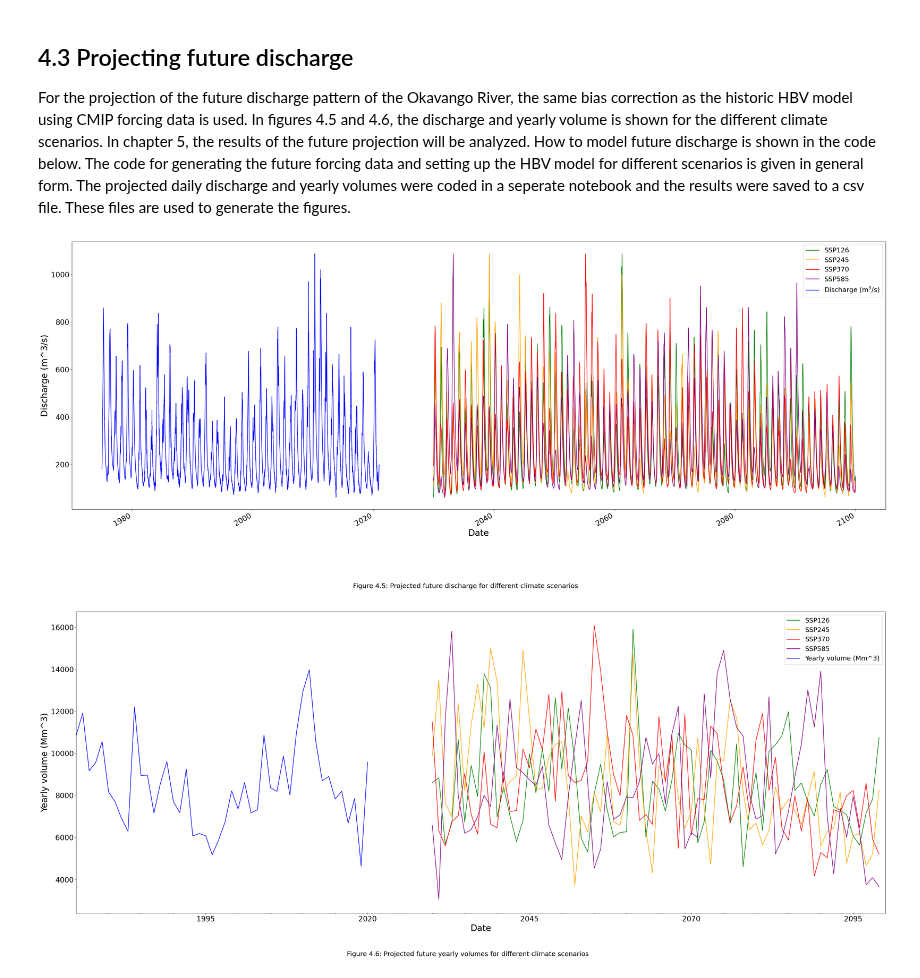
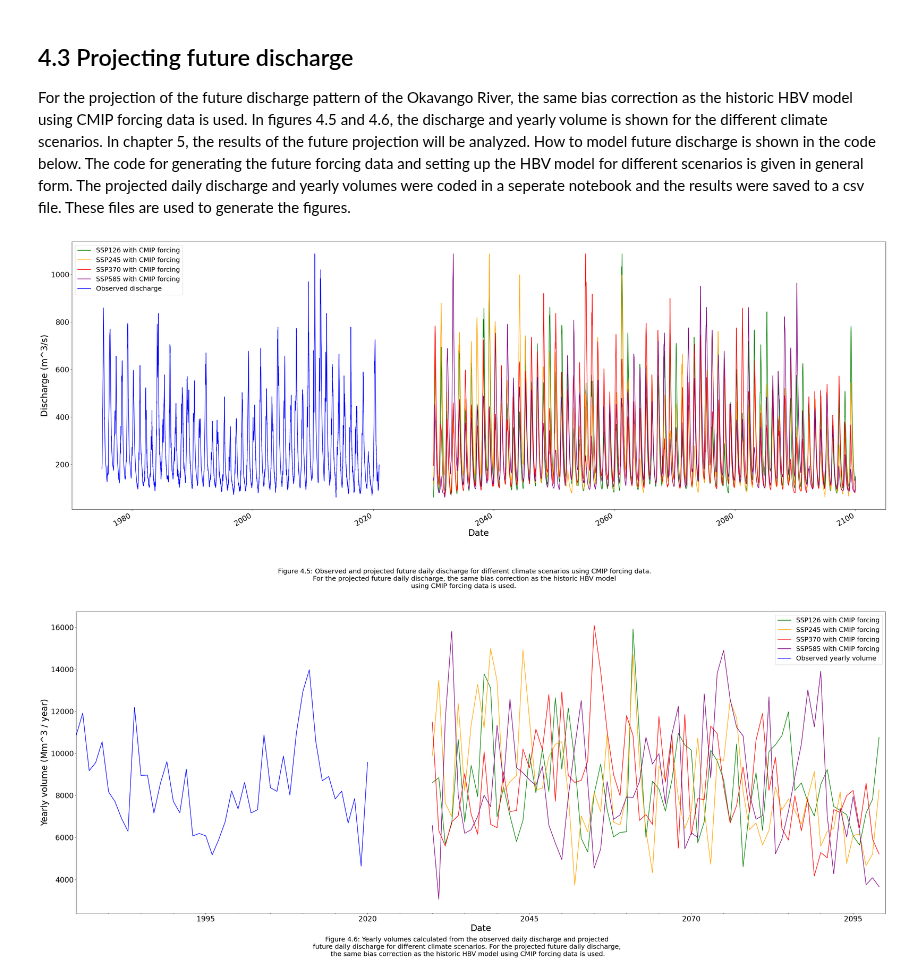
Before and after one commit to eWaterCycle/projects, a Jupyter notebook: book/thesis_projects/BSc/2026_Q4_BeauBuijtenhuijs_CEG/Report/4_Climate_scenarios.ipynb, the cells around one changed output. Cells and saved outputs as stored; diff of their text form; code cells hidden in the pictures.

```diff
--- a/book/thesis_projects/BSc/2026_Q4_BeauBuijtenhuijs_CEG/Report/4_Climate_scenarios.ipynb
+++ b/book/thesis_projects/BSc/2026_Q4_BeauBuijtenhuijs_CEG/Report/4_Climate_scenarios.ipynb
@@ -292,45 +301,55 @@ For the projection of the future discharge pattern of the Okavango River, the sa
 # %%
 #Loading observed daily discharge data for whole timeperiod
 data = pd.read_csv(Path.home() / "BEP-beau/book/thesis_projects/BSc/2026_Q4_BeauBuijtenhuijs_CEG/Data/mohembo_daily_water_discharge_data.csv",
                    index_col='date', parse_dates=True, dayfirst=True)
 data_daily = data.resample('D').interpolate()
-data_daily.columns = ['Discharge (m$^3$/s)']
+data_daily.columns = ['Observed discharge']
 data_daily = data_daily[~data_daily.index.year.isin([1974, 2021])]
 
 #Path to SSP scenario results
 path_SSP = Path.home() / "BEP-beau/book/thesis_projects/BSc/2026_Q4_BeauBuijtenhuijs_CEG/Data"
 
 #Loading daily discharge data for the different scenarios
-SSP126_daily = pd.read_csv(path_SSP / 'SSP126_daily.csv', index_col=0, parse_dates=True, names=['Date', 'SSP126'], header=0)
-SSP245_daily = pd.read_csv(path_SSP / 'SSP245_daily.csv', index_col=0, parse_dates=True, names=['Date', 'SSP245'], header=0)
-SSP370_daily = pd.read_csv(path_SSP / 'SSP370_daily.csv', index_col=0, parse_dates=True, names=['Date', 'SSP370'], header=0)
-SSP585_daily = pd.read_csv(path_SSP / 'SSP585_daily.csv', index_col=0, parse_dates=True, names=['Date', 'SSP585'], header=0)
+SSP126_daily = pd.read_csv(path_SSP / 'SSP126_daily.csv', index_col=0, parse_dates=True,
+                           names=['Date', 'SSP126 with CMIP forcing'], header=0)
+SSP245_daily = pd.read_csv(path_SSP / 'SSP245_daily.csv', index_col=0, parse_dates=True,
+                           names=['Date', 'SSP245 with CMIP forcing'], header=0)
+SSP370_daily = pd.read_csv(path_SSP / 'SSP370_daily.csv', index_col=0, parse_dates=True,
+                           names=['Date', 'SSP370 with CMIP forcing'], header=0)
+SSP585_daily = pd.read_csv(path_SSP / 'SSP585_daily.csv', index_col=0, parse_dates=True,
+                           names=['Date', 'SSP585 with CMIP forcing'], header=0)
 
 #Plotting
 fig, ax = plt.subplots(figsize=(40, 15))
 SSP126_daily.plot(ax=ax, color='green')
 SSP245_daily.plot(ax=ax, color='orange')
 SSP370_daily.plot(ax=ax, color='red')
 SSP585_daily.plot(ax=ax, color='purple')
 data_daily.plot(ax=ax, color='blue')
 plt.xticks(fontsize=20)
 plt.yticks(fontsize=20)
 ax.set_xlabel("Date", fontsize=24)
 ax.set_ylabel("Discharge (m^3/s)", fontsize=24)
 plt.xlim('1970', '2105')
 plt.legend(fontsize=18)
-fig.text(0.5, 0,"Figure 4.5: Projected future discharge for different climate scenarios", ha="center", fontsize=18);
+fig.text(0.5, 0,"Figure 4.5: Observed and projected future daily discharge for different climate scenarios using CMIP forcing data. \n"
+         "For the projected future daily discharge, the same bias correction as the historic HBV model \n"
+         "using CMIP forcing data is used.  ", ha="center", fontsize=18);
 # %% [output]
-[figure, old version]
+[figure, new version]
 # %%
 #Loading yearly volume data for the different scenarios
-SSP126_yearly = pd.read_csv(path_SSP / 'SSP126_yearly.csv', index_col=0, parse_dates=True, names=['Date', 'SSP126'], header=0)
-SSP245_yearly = pd.read_csv(path_SSP / 'SSP245_yearly.csv', index_col=0, parse_dates=True, names=['Date', 'SSP245'], header=0)
-SSP370_yearly = pd.read_csv(path_SSP / 'SSP370_yearly.csv', index_col=0, parse_dates=True, names=['Date', 'SSP370'], header=0)
-SSP585_yearly = pd.read_csv(path_SSP / 'SSP585_yearly.csv', index_col=0, parse_dates=True, names=['Date', 'SSP585'], header=0)
+SSP126_yearly = pd.read_csv(path_SSP / 'SSP126_yearly.csv', index_col=0, parse_dates=True,
+                            names=['Date', 'SSP126 with CMIP forcing'], header=0)
+SSP245_yearly = pd.read_csv(path_SSP / 'SSP245_yearly.csv', index_col=0, parse_dates=True,
+                            names=['Date', 'SSP245 with CMIP forcing'], header=0)
+SSP370_yearly = pd.read_csv(path_SSP / 'SSP370_yearly.csv', index_col=0, parse_dates=True,
+                            names=['Date', 'SSP370 with CMIP forcing'], header=0)
+SSP585_yearly = pd.read_csv(path_SSP / 'SSP585_yearly.csv', index_col=0, parse_dates=True,
+                            names=['Date', 'SSP585 with CMIP forcing'], header=0)
 
 yearly_volume = (data_daily * 3600 * 24).resample('YE').sum() / 1e6
-yearly_volume.columns = ['Yearly volume (Mm^3)']
+yearly_volume.columns = ['Observed yearly volume']
 
 #Plotting
 fig, ax = plt.subplots(figsize=(40, 15))
@@ -342,9 +361,11 @@ yearly_volume.plot(ax=ax, color='blue')
 plt.xticks(fontsize=20)
 plt.yticks(fontsize=20)
 ax.set_xlabel("Date", fontsize=24)
-ax.set_ylabel("Yearly volume (Mm^3)", fontsize=24)
+ax.set_ylabel("Yearly volume (Mm^3 / year)", fontsize=24)
 plt.xlim('1975', '2100')
 plt.legend(fontsize=18)
-fig.text(0.5, 0,"Figure 4.6: Projected future yearly volumes for different climate scenarios", ha="center", fontsize=18);
+fig.text(0.5, 0,"Figure 4.6: Yearly volumes calculated from the observed daily discharge and projected \n"
+         "future daily discharge for different climate scenarios. For the projected future daily discharge, \n"
+         "the same bias correction as the historic HBV model using CMIP forcing data is used.", ha="center", fontsize=18);
 # %% [output]
-[figure, old version]
+[figure, new version]
```
Also changed, not shown: parts of 6 cells of this notebook, 11 other files.
